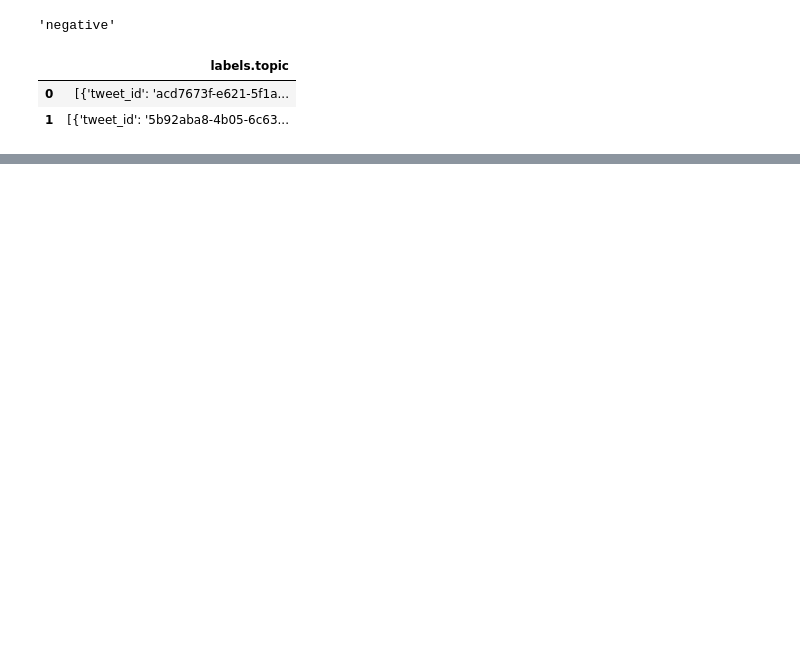
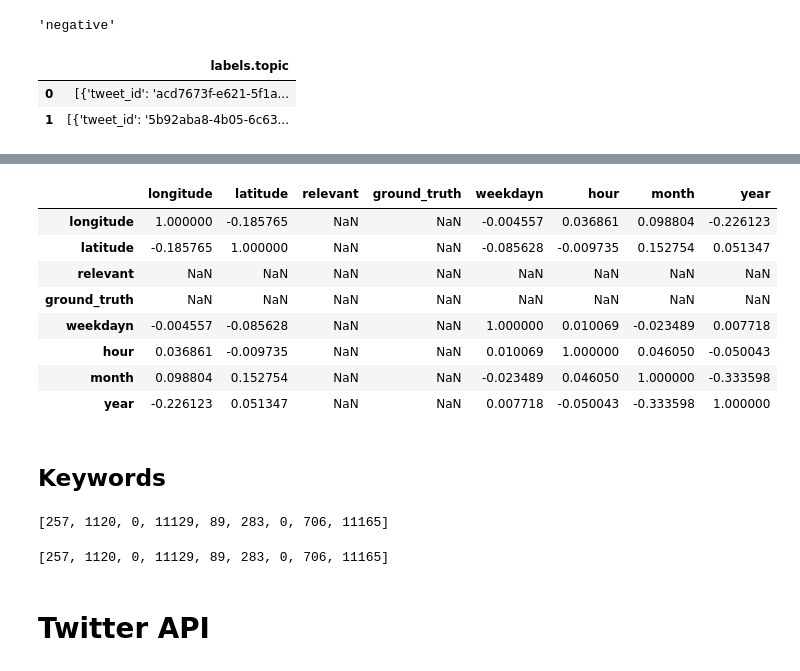
Before and after one commit to Himanshu-Dharma/Elon_bots_sentiment_analysis, a Jupyter notebook: Twitter_sentiment.ipynb, the cells around one changed output, grey strips where cells are left out. Drawn from its saved outputs; the diff is of its cells as text; code cells hidden in the pictures; blank space fills up the shorter version.

```diff
--- a/Twitter_sentiment.ipynb
+++ b/Twitter_sentiment.ipynb
@@ -86,0 +206,12 @@ newpd1.head(2)
+# %%
+import datetime
+import calendar
+flatten_df['weekdayn'] = flatten_df['source_created_at'].dt.dayofweek
+flatten_df['weekday'] = flatten_df['source_created_at'].dt.day_name()
+flatten_df['hour'] = flatten_df['source_created_at'].dt.hour
+flatten_df['month'] = flatten_df['source_created_at'].dt.month
+flatten_df['monthname'] = flatten_df['source_created_at'].dt.month_name()
+flatten_df['year'] = flatten_df['source_created_at'].dt.year
+flatten_df['time'] = flatten_df['source_created_at'].dt.strftime("%H:%M:%S")
+flatten_df['date'] = flatten_df['source_created_at'].dt.date
+flatten_df.head()
@@ -86,0 +228,16 @@ newpd1.head(2)
+# %%
+#General correlation
+
+flatten_df.corr(method='pearson')
+# %% [output]
+|  | longitude | latitude | relevant | ground_truth | weekdayn | hour | month | year |
+| longitude | 1.000000 | -0.185765 | NaN | NaN | -0.004557 | 0.036861 | 0.098804 | -0.226123 |
+| latitude | -0.185765 | 1.000000 | NaN | NaN | -0.085628 | -0.009735 | 0.152754 | 0.051347 |
+| relevant | NaN | NaN | NaN | NaN | NaN | NaN | NaN | NaN |
+| ground_truth | NaN | NaN | NaN | NaN | NaN | NaN | NaN | NaN |
+| weekdayn | -0.004557 | -0.085628 | NaN | NaN | 1.000000 | 0.010069 | -0.023489 | 0.007718 |
+| hour | 0.036861 | -0.009735 | NaN | NaN | 0.010069 | 1.000000 | 0.046050 | -0.050043 |
+| month | 0.098804 | 0.152754 | NaN | NaN | -0.023489 | 0.046050 | 1.000000 | -0.333598 |
+| year | -0.226123 | 0.051347 | NaN | NaN | 0.007718 | -0.050043 | -0.333598 | 1.000000 |
+# %% [markdown]
+## Keywords
@@ -86,0 +250,17 @@ newpd1.head(2)
+# %%
+#Getting count of keywords in a list
+
+count = []
+
+for key in keywords:
+  sum = tweet_df.str.contains(key).sum()
+  count.append(sum)
+print(count)
+# %% [output]
+[257, 1120, 0, 11129, 89, 283, 0, 706, 11165]
+# %%
+count
+# %% [output]
+[257, 1120, 0, 11129, 89, 283, 0, 706, 11165]
+# %% [markdown]
+# Twitter API
```
Also changed, not shown: parts of 35 cells of this notebook.
